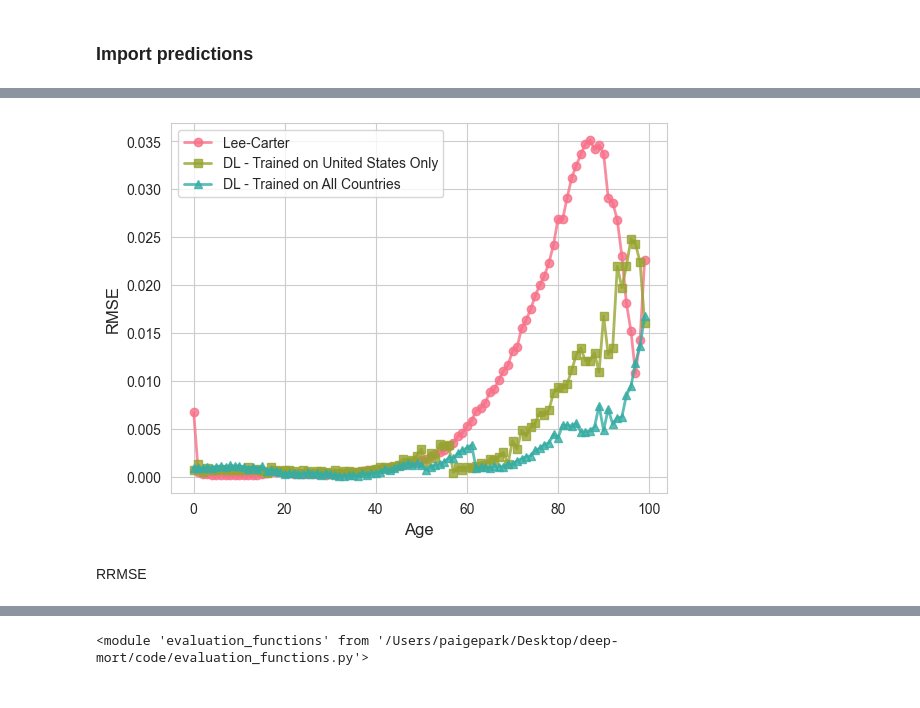
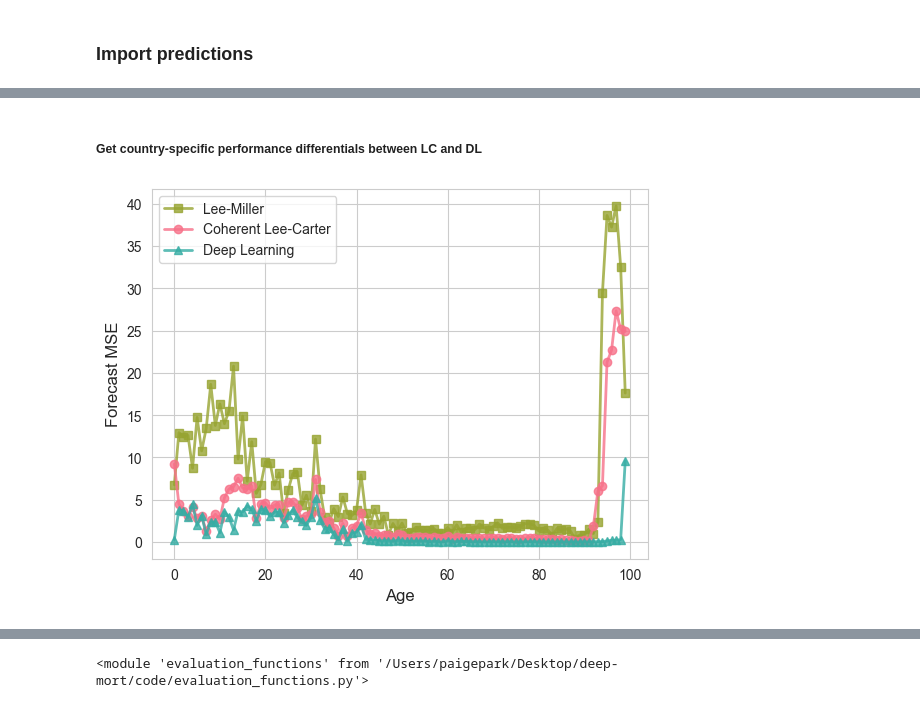
Before and after one commit to paigenpark/deep-mort, a Jupyter notebook: code/figures.ipynb, the cells around one changed output, grey strips where cells are left out. Saved outputs shown, nothing was run; the diff lists cells and outputs as text; code cells hidden in the pictures.

```diff
--- a/code/figures.ipynb
+++ b/code/figures.ipynb
@@ -90,0 +103,22 @@ country_mse, country_rmse, country_rrmse = evaluation_functions.calculate_error_
+# %%
+# convert actual data to log scale
+country_test[:,4][country_test[:,4] == 0] = 9e-06
+country_test[:,4] = np.log(country_test[:,4])
+# %% [markdown]
+##### Get country-specific performance differentials between LC and DL
+# %%
+actual_data_divided = []
+dl_test_divided = []
+lc_test_divided = []
+lm_test_divided = []
+c_test_divided = []
+for i in range(50,88):
+    actual_data_divided.append(country_test[country_test[:, 0] == i])
+    dl_test_divided.append(dl_test_pred[dl_test_pred[:, 0] == i])
+    lc_test_divided.append(lc_test_pred[lc_test_pred[:, 0] == i])
+    lm_test_divided.append(lm_test_pred[lm_test_pred[:, 0] == i])
+    c_test_divided.append(c_test_pred[c_test_pred[:, 0] == i])
+# %%
+country_index = 24
+# dl_test_one_country = dl_test_divided[country_index].copy()
+# dl_test_one_country[:, 4] = np.exp(dl_test_one_country[:, 4])
@@ -91,33 +128,36 @@ country_mse, country_rmse, country_rrmse = evaluation_functions.calculate_error_
+# %%
+c_mse, c_rmse, c_rrmse = evaluation_functions.calculate_error_by_category(c_test_divided[country_index], actual_data_divided[country_index], feature_index=3) # 3 is age
+lm_mse, lm_rmse, lm_rrmse = evaluation_functions.calculate_error_by_category(lm_test_divided[country_index], actual_data_divided[country_index], feature_index=3)
+dl_mse, dl_rmse, dl_rrmse = evaluation_functions.calculate_error_by_category(dl_test_divided[country_index], actual_data_divided[country_index], feature_index=3)
+#dl_fin_mse, dl_fin_rmse, dl_fin_rrmse = evaluation_functions.calculate_error_by_category(single_test_pred_exp, actual_data_divided[country_index], feature_index=3, lograte=True)
 # %%
 # Set a seaborn style for aesthetics
 sns.set_style("whitegrid")
 
 # Use a color palette
 palette = sns.color_palette("husl", 4)
 
 # Sort dictionaries by keys (in case keys are not in order)
-keys1, values1 = zip(*sorted(lc_rmse.items()))
-keys2, values2 = zip(*sorted(us_dl_rmse.items()))
-keys3, values3 = zip(*sorted(country_rmse.items()))
-#keys4, values4 = zip(*sorted(com_rmse.items()))
+keys1, values1 = zip(*sorted(c_mse.items()))
+keys2, values2 = zip(*sorted(lm_mse.items()))
+keys3, values3 = zip(*sorted(dl_mse.items()))
+##keys4, values4 = zip(*sorted(dl_fin_mse.items()))
 
 # Plot the data
-plt.plot(keys1, values1, label="Lee-Carter", color=palette[0], linestyle='-', marker='o', linewidth=2, alpha=0.8)
-plt.plot(keys2, values2, label="DL - Trained on United States Only", color=palette[1], linestyle='-', marker='s', linewidth=2, alpha=0.8)
-plt.plot(keys3, values3, label="DL - Trained on All Countries", color=palette[2], linestyle='-', marker='^', linewidth=2, alpha=0.8)
-#plt.plot(keys4, values4, label="DL - Trained on All States and Countries", color=palette[3], linestyle='-', marker='d', linewidth=2, alpha=0.8)
+plt.plot(keys2, values2, label="Lee-Miller", color=palette[1], linestyle='-', marker='s', linewidth=2, alpha=0.8)
+plt.plot(keys1, values1, label="Coherent Lee-Carter", color=palette[0], linestyle='-', marker='o', linewidth=2, alpha=0.8)
+plt.plot(keys3, values3, label="Deep Learning", color=palette[2], linestyle='-', marker='^', linewidth=2, alpha=0.8)
+#plt.plot(keys4, values4, label="DL - Trained on Finland Only", color=palette[3], linestyle='-', marker='d', linewidth=2, alpha=0.8)
 
 # Add labels, legend, and title
 plt.xlabel("Age", fontsize=12)
-plt.ylabel("RMSE", fontsize=12)
+plt.ylabel("Forecast MSE", fontsize=12)
 # plt.title("Relative RMSEs for Lee-Carter and Deep Learning Models by Age: Georgia")
 plt.legend(fontsize=10, loc='best')
 
-#plt.savefig("../results/US_rsme_over_age_0_to_60.pdf", format="pdf")
+plt.savefig("../results/lux_mse_over_age.pdf", format="pdf")
 
 # Show the plot
 plt.show()
 # %% [output]
-[figure, old version]
+[figure, new version]
-# %% [markdown]
-RRMSE
```
Also changed, not shown: parts of 57 cells of this notebook, 27 other files.
